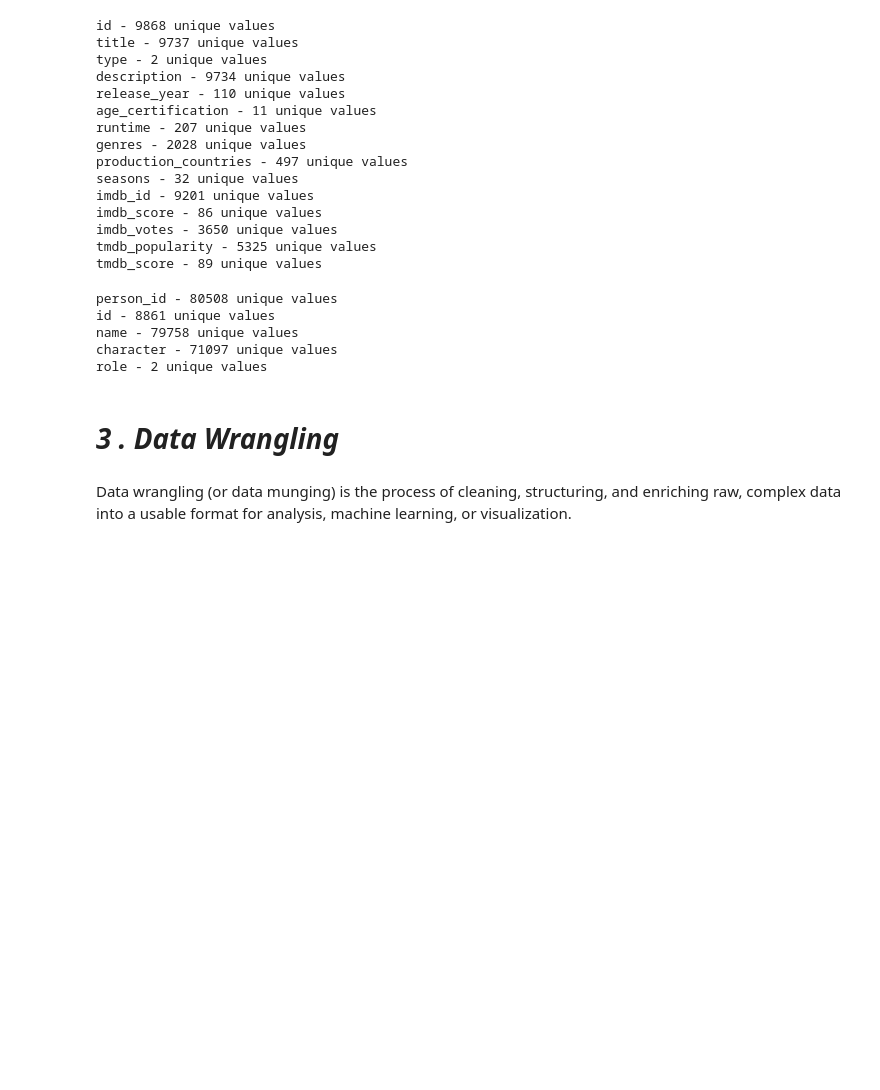
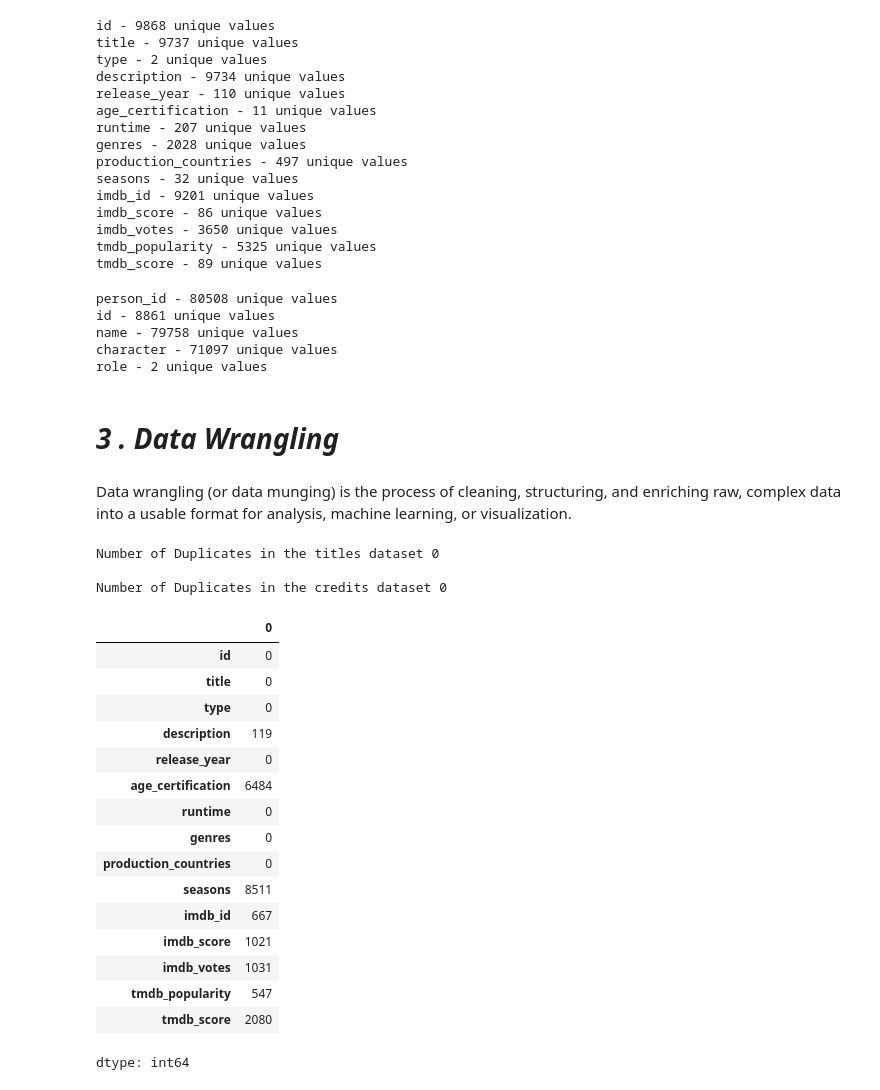
Before and after one commit to Snehamn24/Amazon-Prime-Video-EDA-and-Machine-Learning-Analysis, a Jupyter notebook: Amazon_Prime_EDA.ipynb, the cells around one changed output. Cells and saved outputs as stored; diff of their text form; code cells hidden in the pictures; blank space fills up the shorter version.

```diff
--- a/Amazon_Prime_EDA.ipynb
+++ b/Amazon_Prime_EDA.ipynb
@@ -420,3 +420,35 @@ role - 2 unique values
 Data wrangling (or data munging) is the process of cleaning, structuring, and enriching raw, complex data into a usable format for analysis, machine learning, or visualization.
 # %%
 # 1 . Removing the Duplicates
+title.drop_duplicates(inplace=True)
+credits.drop_duplicates(inplace=True)
+# %%
+# check for the duplicates now
+print("Number of Duplicates in the titles dataset",title.duplicated().sum())
+
+print("\nNumber of Duplicates in the credits dataset",credits.duplicated().sum())
+# %% [output]
+Number of Duplicates in the titles dataset 0
+
+Number of Duplicates in the credits dataset 0
+# %%
+# 2. Handling missing values
+title.isnull().sum()
+# %% [output]
+|  | 0 |
+| id | 0 |
+| title | 0 |
+| type | 0 |
+| description | 119 |
+| release_year | 0 |
+| age_certification | 6484 |
+| runtime | 0 |
+| genres | 0 |
+| production_countries | 0 |
+| seasons | 8511 |
+| imdb_id | 667 |
+| imdb_score | 1021 |
+| imdb_votes | 1031 |
+| tmdb_popularity | 547 |
+| tmdb_score | 2080 |
+dtype: int64
```
Also changed, not shown: parts of 8 cells of this notebook.
